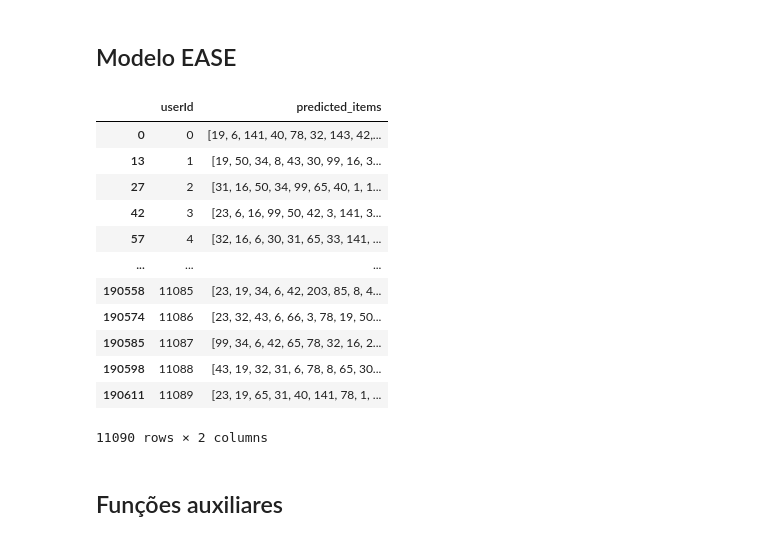
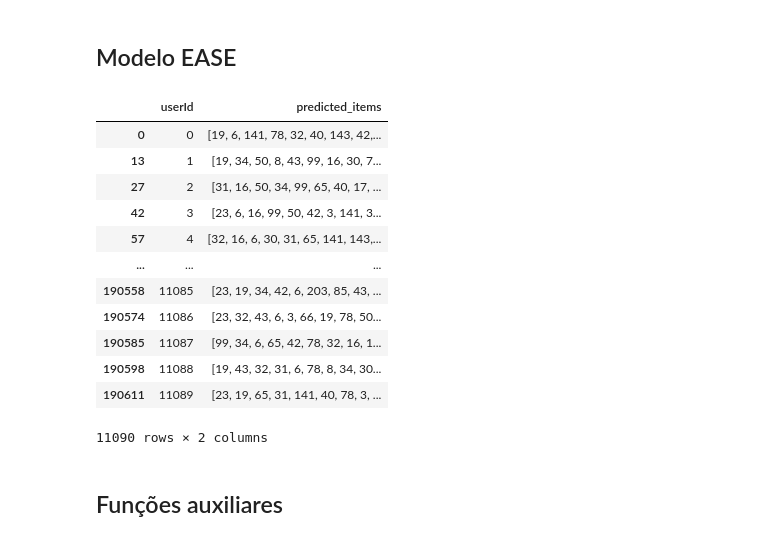
Before and after one commit to thiago-shimada/ease-recsys, a Jupyter notebook: ease.ipynb, the cells around one changed output. Drawn from its saved outputs; the diff is of its cells as text; code cells hidden in the pictures.

```diff
--- a/ease.ipynb
+++ b/ease.ipynb
@@ -108,33 +115,6 @@ class EASE:
     # Add identity matrix to prevent self-recommendation
     # Final B matrix will have zeros on the diagonal
     self.B = self.B + torch.eye(self.B.shape[0])
-
-  def predict_all(self, pred_df: pd.DataFrame, k: int =5, remove_owned: bool = True):
-    """
-    :param pred_df: DataFrame of users that need predictions
-    :param k: Number of items to recommend to each user
-    :param remove_owned: previously interacted items included?
-    :return: DataFrame of users + their predictions in sorted order
-    """
-    pred_df = pred_df[['userId']].drop_duplicates()
-
-    _output_preds = []
-    # Create matrix X of users and items
-    _user_tensor = self.sparse.to_dense().index_select(
-        dim=0, index=torch.LongTensor(pred_df['userId'].reset_index(drop=True))
-    )
-
-    _preds_tensor = _user_tensor @ self.B
-    if remove_owned:
-        _preds_tensor += -10.0 * _user_tensor
-
-    for _preds in _preds_tensor:
-        _output_preds.append(
-            [_id for _id in _preds.topk(k).indices.tolist()]
-        )
-
-    pred_df["predicted_items"] = _output_preds
-    return pred_df
 
   def predict_all(self, pred_df: pd.DataFrame, k: int = 5, remove_owned: bool = True):
     """
@@ -184,23 +164,23 @@ class EASE:
     pred_df["predicted_items"] = _output_preds
     return pred_df
 # %%
-ease = EASE(train, 1000)
+ease = EASE(train, 2000)
 preds_ease = ease.predict_all(df, 100)
 
 preds_ease
 # %% [output]
 |  | userId | predicted_items |
-| 0 | 0 | [19, 6, 141, 40, 78, 32, 143, 42,... |
-| 13 | 1 | [19, 50, 34, 8, 43, 30, 99, 16, 3... |
-| 27 | 2 | [31, 16, 50, 34, 99, 65, 40, 1, 1... |
+| 0 | 0 | [19, 6, 141, 78, 32, 40, 143, 42,... |
+| 13 | 1 | [19, 34, 50, 8, 43, 99, 16, 30, 7... |
+| 27 | 2 | [31, 16, 50, 34, 99, 65, 40, 17, ... |
 | 42 | 3 | [23, 6, 16, 99, 50, 42, 3, 141, 3... |
-| 57 | 4 | [32, 16, 6, 30, 31, 65, 33, 141, ... |
+| 57 | 4 | [32, 16, 6, 30, 31, 65, 141, 143,... |
 | ... | ... | ... |
-| 190558 | 11085 | [23, 19, 34, 6, 42, 203, 85, 8, 4... |
-| 190574 | 11086 | [23, 32, 43, 6, 66, 3, 78, 19, 50... |
-| 190585 | 11087 | [99, 34, 6, 42, 65, 78, 32, 16, 2... |
-| 190598 | 11088 | [43, 19, 32, 31, 6, 78, 8, 65, 30... |
-| 190611 | 11089 | [23, 19, 65, 31, 40, 141, 78, 1, ... |
+| 190558 | 11085 | [23, 19, 34, 42, 6, 203, 85, 43, ... |
+| 190574 | 11086 | [23, 32, 43, 6, 3, 66, 19, 78, 50... |
+| 190585 | 11087 | [99, 34, 6, 65, 42, 78, 32, 16, 1... |
+| 190598 | 11088 | [19, 43, 32, 31, 6, 78, 8, 34, 30... |
+| 190611 | 11089 | [23, 19, 65, 31, 141, 40, 78, 3, ... |
 11090 rows × 2 columns
 # %%
 import os
```
Also changed, not shown: parts of 6 cells of this notebook.
